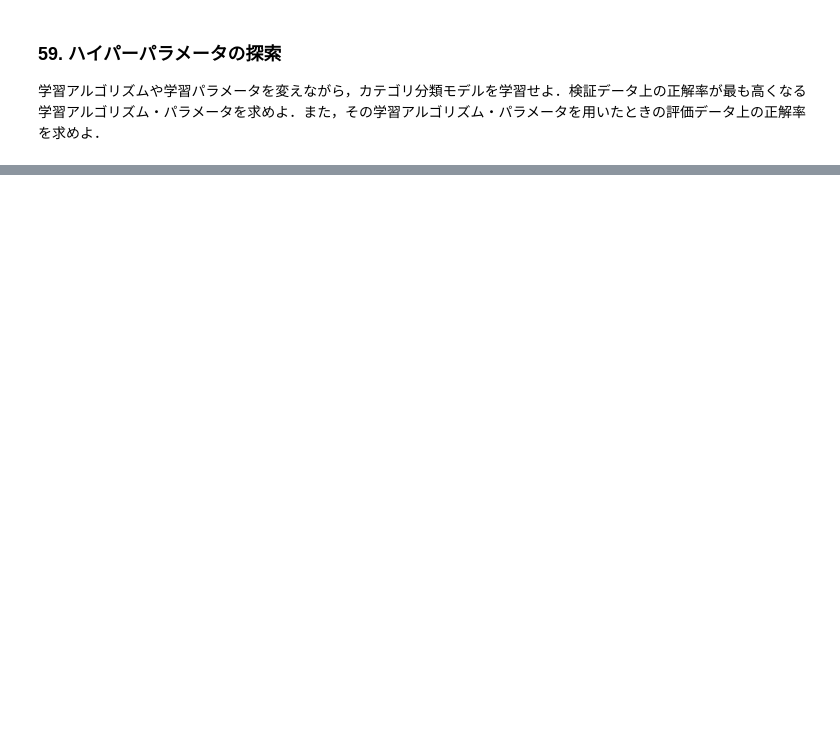
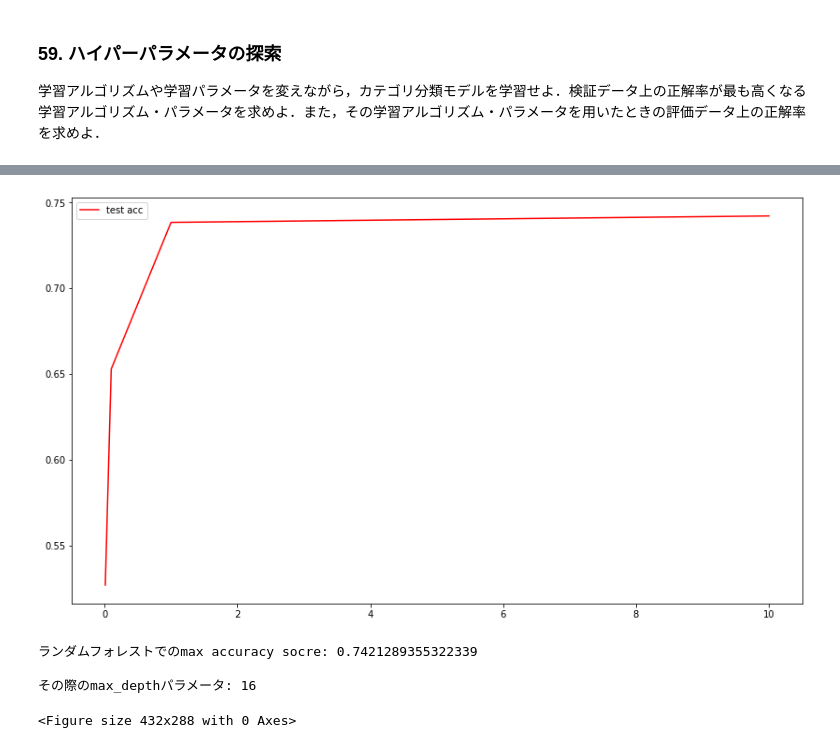
Before and after one commit to 223mle/NLP-100knocks, a Jupyter notebook: ch06.ipynb, the cells around one changed output, grey strips where cells are left out. Saved outputs shown, nothing was run; the diff lists cells and outputs as text; code cells hidden in the pictures; blank space fills up the shorter version.

```diff
--- a/ch06.ipynb
+++ b/ch06.ipynb
@@ -130,0 +275,23 @@ X_test_feature.to_csv('./test.feature.txt', sep='\t', index=False, header=None)
+# %%
+# ランダムフォレスト
+from sklearn.ensemble import RandomForestClassifier
+max_depth_list = [2, 4, 8, 16]
+test_acc = []
+for m in max_depth_list:
+    clf = RandomForestClassifier(max_depth=m, random_state=0)
+    clf.fit(X_train, y_train)
+    test_acc.append(accuracy_score(y_test, clf.predict(X_test)))
+plt.figure(figsize=(14, 8))
+plt.plot(C_list, test_acc, label='test acc', color='red')
+plt.legend()
+plt.show()
+plt.savefig('./59_RomdomForest.png')
+
+print(f'ランダムフォレストでのmax accuracy socre: {max(test_acc)}', '\n')
+print(f'その際のmax_depthパラメータ: {max_depth_list[test_acc.index(max(test_acc))]}', '\n')
+# %% [output]
+[figure, added]
+ランダムフォレストでのmax accuracy socre: 0.7421289355322339
+
+その際のmax_depthパラメータ: 16
+<Figure size 432x288 with 0 Axes>
```
Also changed, not shown: parts of 14 cells of this notebook.
